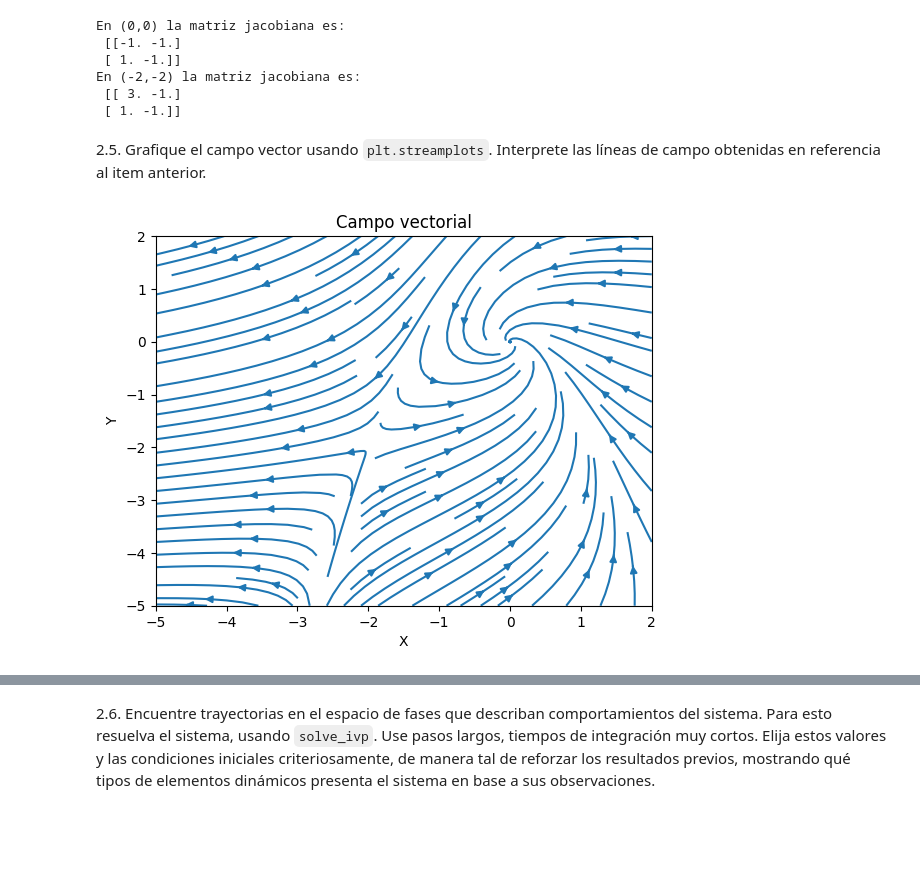
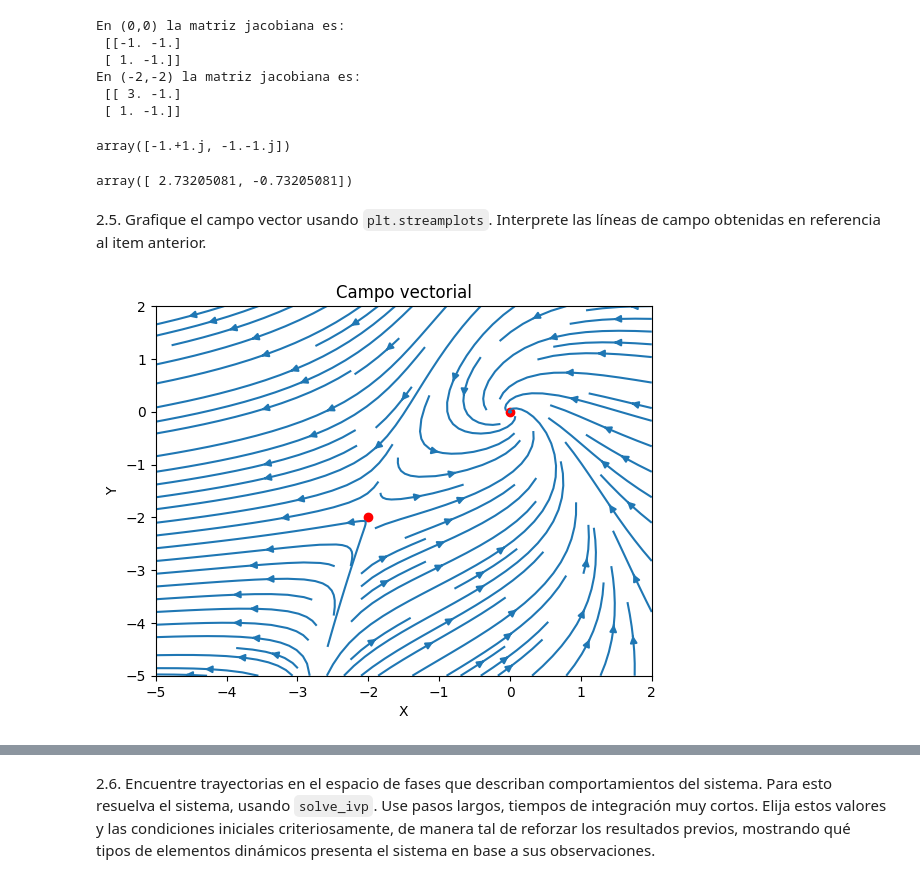
Before and after one commit to HBocaccio/NumLabIMC, a Jupyter notebook: TPs/TP1/TP1IMC2024.ipynb, the cells around one changed output, grey strips where cells are left out. Drawn from its saved outputs; the diff is of its cells as text; code cells hidden in the pictures; blank space fills up the shorter version.

Commit message:
cambios llamada

```diff
--- a/TPs/TP1/TP1IMC2024.ipynb
+++ b/TPs/TP1/TP1IMC2024.ipynb
@@ -270,21 +311,33 @@ En (0,0) la matriz jacobiana es:
 En (-2,-2) la matriz jacobiana es:
  [[ 3. -1.]
  [ 1. -1.]]
+# %%
+autovalores = np.linalg.eigvals(jacobiano(campovector_sin_t, 0, 0))
+autovalores
+# Luego el punto fijo (0,0) es un punto fijo espiralado estable,
+# pues tiene autovalores complejos con parte real negativa
+# %% [output]
+array([-1.+1.j, -1.-1.j])
 # %%
-# Luego el punto fijo (0,0) es estable (tiene un espiral, no se como se llama eso)
-# Y el punto fijo (-2,-2) tiene un aval positivo y otro negativo, por lo que es estable en una direccion e inestable en la otra
+autovalores = np.linalg.eigvals(jacobiano(campovector_sin_t, -2, -2))
+autovalores
+# Y el punto fijo (-2,-2) tiene un aval positivo y otro negativo,
+# por lo que es estable en una direccion e inestable en la otra
+# %% [output]
+array([ 2.73205081, -0.73205081])
 # %% [markdown]
 2.5. Grafique el campo vector usando `plt.streamplots`. Interprete las líneas de campo obtenidas en referencia al item anterior.
 # %%
 x = np.linspace(-5, 2, 100)
 y = np.linspace(-5, 2, 100)
 xs, ys = np.meshgrid(x, y)
 dxs, dys = campovector(0, [xs, ys])
 
 plt.streamplot(xs, ys, dxs, dys)
+plt.scatter([0, -2], [0, -2], color="red")
 plt.xlabel("X")
 plt.ylabel("Y")
 plt.title("Campo vectorial")
 plt.show()
 # %% [output]
-[figure, old version]
+[figure, new version]
```
Also changed, not shown: parts of 17 cells of this notebook.
